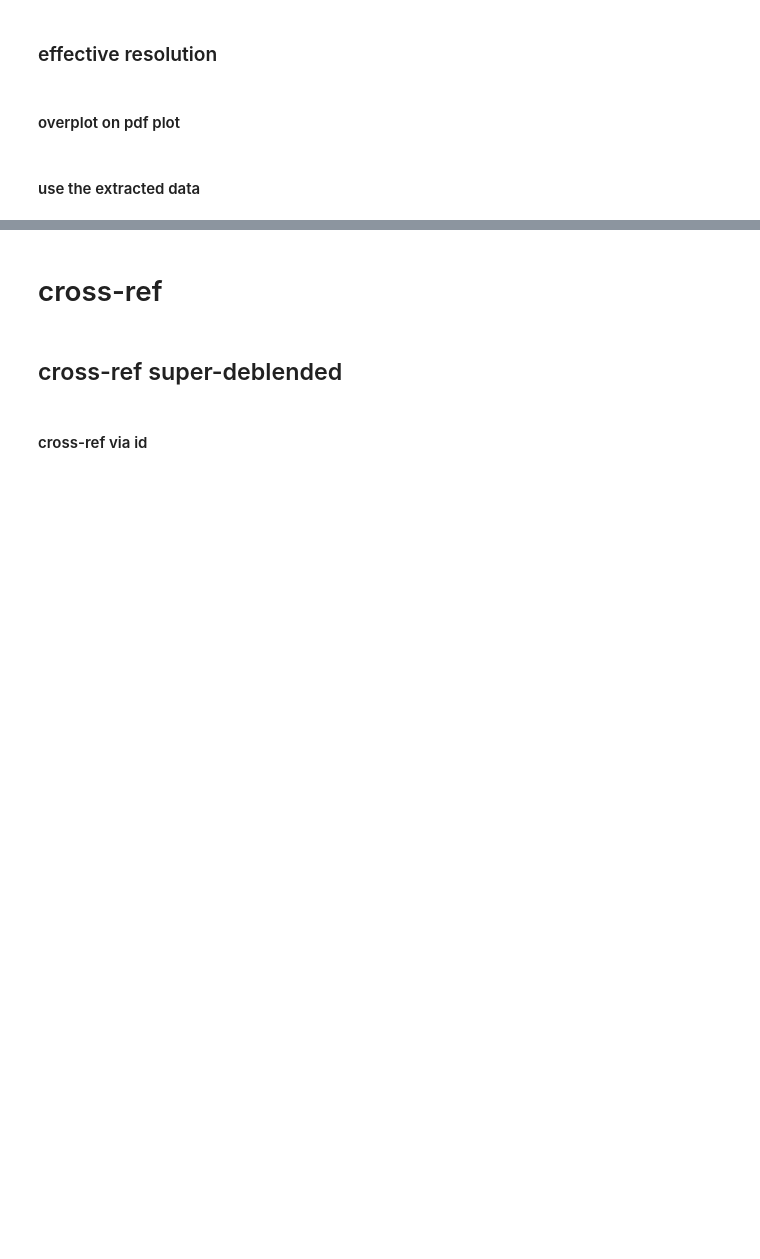
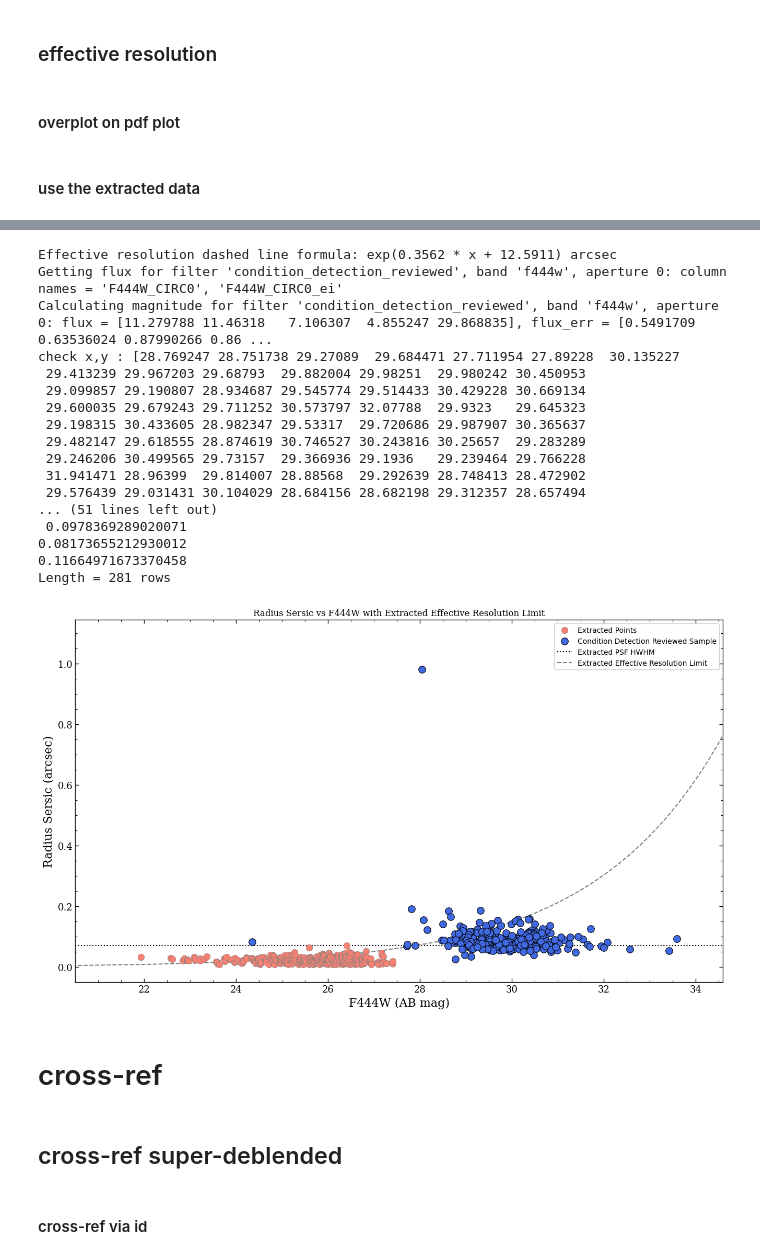
Before and after one commit to poulinal/DRG-COSMOS-WEB, a Jupyter notebook: src/analysis.ipynb, the cells around one changed output, grey strips where cells are left out. Saved outputs shown, nothing was run; the diff lists cells and outputs as text; code cells hidden in the pictures; blank space fills up the shorter version.

```diff
--- a/src/analysis.ipynb
+++ b/src/analysis.ipynb
@@ -109,7 +130,20 @@ def _getcol(p, *names):
 #### condition detection -- flux aperature
 # %%
 
-aperature_for_analysis = CosmosWebApertureEnum.APER_0p5.value if isinstance(catalogHandler, CosmosWebHandler) else JadesApertureEnum.APER_0p35.value if isinstance(catalogHandler, JadesHandler) else None
+# aperature_for_analysis = CosmosWebApertureEnum.APER_0p5.value if isinstance(catalogHandler, CosmosWebHandler) else JadesApertureEnum.APER_0p5.value if isinstance(catalogHandler, JadesHandler) else None
+
+# aperature_for_analysis = CosmosWebApertureEnum.APER_0p75.value if isinstance(catalogHandler, CosmosWebHandler) else JadesApertureEnum.APER_0p35.value if isinstance(catalogHandler, JadesHandler) else None
+
+# aperature_for_analysis = CosmosWebApertureEnum.APER_0p3.value if isinstance(catalogHandler, CosmosWebHandler) else JadesApertureEnum.APER_0p3.value if isinstance(catalogHandler, JadesHandler) else None
+
+# aperature_for_analysis = CosmosWebApertureEnum.APER_0p2.value if isinstance(catalogHandler, CosmosWebHandler) else JadesApertureEnum.APER_0p25.value if isinstance(catalogHandler, JadesHandler) else None
+
+# aperature_for_analysis = CosmosWebApertureEnum.APER_0p5.value if isinstance(catalogHandler, CosmosWebHandler) else JadesApertureEnum.APER_0p15.value if isinstance(catalogHandler, JadesHandler) else None
+
+# aperature_for_analysis = CosmosWebApertureEnum.APER_0p5.value if isinstance(catalogHandler, CosmosWebHandler) else JadesApertureEnum.APER_0p1.value if isinstance(catalogHandler, JadesHandler) else None
+
+aperature_for_analysis = CosmosWebApertureEnum.APER_0p5.value if isinstance(catalogHandler, CosmosWebHandler) else JadesApertureEnum.APER0.value if isinstance(catalogHandler, JadesHandler) else None
+
 if aperature_for_analysis is None:
     raise NotImplementedError("Aperture for analysis not defined for this catalog handler type.")
 
@@ -117,11 +151,11 @@ print(f"Using aperture {aperature_for_analysis} for analysis.")
 
 # catalogHandler.clean_miri_cut(aperature = JadesApertureEnum.APER0.value)
 catalogHandler.clean_miri_cut(aperature = aperature_for_analysis)
-catalogHandler.make_selection_cut(aperature = aperature_for_analysis)
+catalogHandler.make_selection_cut(aperature = aperature_for_analysis, use_image_error=False)
 
 if isinstance(catalogHandler, CosmosWebHandler):
     condition_detection_reviewed = catalogHandler.get_filter_cut(filtername='condition_detection_reviewed', filter_func=lambda photom, lephare, cigale, bd: photom['id'] != None, filter_to_take_from='condition_detection_aper')
 elif isinstance(catalogHandler, JadesHandler):
-    condition_detection_reviewed = catalogHandler.get_filter_cut(filtername='condition_detection_reviewed', filter_func=lambda flag, size, circ_bsub_conv, miri, photoz: flag['ID'] != None, filter_to_take_from='condition_detection_aper')
+    condition_detection_reviewed = catalogHandler.get_filter_cut(filtername='condition_detection_reviewed', filter_func=lambda flag, size, circ, miri, photoz: flag['ID'] != None, filter_to_take_from='condition_detection_aper')
 else:
     raise NotImplementedError("condition_detection_reviewed cut not implemented for this catalog handler type.")
@@ -731,8 +934,11 @@ with mpl.rc_context(_rcparams):
     figExt, axExt = plt.subplots(1,1, figsize=(16, 9))
 
 #get the x and y data for the condition_detection_reviewed sample, using the same columns as before (F444W magnitude and radius_sersic in arcseconds)
-x = catalogHandler.get_cat_photom('condition_detection_reviewed')['mag_aper_f444w'][:, 2] # F444W magnitude
-y = catalogHandler.get_cat_photom('condition_detection_reviewed')['radius_sersic'].astype(float) * 3600 # radius_sersic in arcseconds
+# x = catalogHandler.get_photometry_catalog('condition_detection_reviewed')['mag_aper_f444w'][:, 2] # F444W magnitude
+# y = catalogHandler.get_photometry_catalog('condition_detection_reviewed')['radius_sersic'].astype(float) * 3600 # radius_sersic in arcseconds
+x = catalogHandler.get_filter_magnitude('condition_detection_reviewed', 'F444W', aperture=aperature_for_analysis)[0]
+y = catalogHandler.get_radius('condition_detection_reviewed')[0]
+print(f"check x,y : {x}, {y}")
 x_clean = x[np.isfinite(x) & np.isfinite(y)]
 y_clean = y[np.isfinite(x) & np.isfinite(y)]
 
@@ -750,39 +956,60 @@ import numpy as np
 #make x for formula go the entire range of the x axis of the plot
 x_min = min(min(ext_points_x), min(x_clean))
 x_max = max(max(ext_points_x), max(x_clean))
-x_for_formula = np.linspace(x_min, x_max, 100)
+x_for_formula = np.linspace(x_min - 2, x_max + 2, 100)
 y_for_formula = np.exp(eff_resolution_dashed_line_formula_a * x_for_formula - eff_resolution_dashed_line_formula_b)
-# axExt.plot(x_for_formula, y_for_formula, linestyle='dashed', color='grey', label='Extracted Effective Resolution Limit')
-#instead use ext_points_x and ext_points_y to plot the effective resolution limit as a dashed line, since the formula is just a fit to those points and may not be accurate outside of that range
-axExt.plot(ext_points_x, ext_points_y, linestyle='dashed', color='grey', label='Extracted Effective Resolution Limit')
+axExt.plot(x_for_formula, y_for_formula, linestyle='dashed', color='grey', label='Extracted Effective Resolution Limit')
+# instead use ext_points_x and ext_points_y to plot the effective resolution limit as a dashed line, since the formula is just a fit to those points and may not be accurate outside of that range
+# axExt.plot(ext_points_x, ext_points_y, linestyle='dashed', color='grey', label='Extracted Effective Resolution Limit')
 
 #plot the confirmed and tentative detections on top of everything else, using the same color coding as before (confirmed in red, tentative in orange, radio as stars, ALMA as diamonds)
 for i, obj_id in enumerate(ids):
     if obj_id in confirmed_detection_radio_ids:
         axExt.scatter(x[i], y[i],  marker='*', color=confirmed_detection_color, s=detected_marker_size*4, label="Confirmed Detection in Radio" if 'Confirmed Detection in Radio' not in axExt.get_legend_handles_labels()[1] else "", zorder=radio_zorder+15)
     elif obj_id in tentative_detection_radio_ids:
         axExt.scatter(x[i], y[i], marker='*', color=tentative_detection_color, s=detected_marker_size*4, label="Tentative Detection in Radio" if 'Tentative Detection in Radio' not in axExt.get_legend_handles_labels()[1] else "", zorder=radio_zorder+15)
     if obj_id in confirmed_detection_alma_ids:
         axExt.scatter(x[i], y[i], marker='D', color=confirmed_detection_color, s=detected_marker_size*1.5, label="Confirmed Detection in ALMA" if 'Confirmed Detection in ALMA' not in axExt.get_legend_handles_labels()[1] else "", zorder=alma_zorder+10)
     elif obj_id in tentative_detection_alma_ids:
         axExt.scatter(x[i], y[i], marker='D', color=tentative_detection_color, s=detected_marker_size*1.5, label="Tentative Detection in ALMA" if 'Tentative Detection in ALMA' not in axExt.get_legend_handles_labels()[1] else "", zorder=alma_zorder+10)
 
 axExt.set_xlabel('F444W (AB mag)')
 axExt.set_ylabel('Radius Sersic (arcsec)')
 axExt.set_title('Radius Sersic vs F444W with Extracted Effective Resolution Limit')
 # axExt.invert_xaxis()
 # axExt.set_yscale('log')
 axExt.legend(loc='best', framealpha=0.9)
 
 
 
 # axExt.set_ylim(-0.0075, 0.1)
 
-axExt.set_xlim(x_axis_ext_data['min'], x_axis_ext_data['max'])
+# axExt.set_xlim(x_axis_ext_data['min'], x_axis_ext_data['max'])
+
+axExt.set_xlim(x_min - 1, x_max + 1)
 
 
 
 plt.show()
+# %% [output]
+Effective resolution dashed line formula: exp(0.3562 * x + 12.5911) arcsec
+Getting flux for filter 'condition_detection_reviewed', band 'f444w', aperture 0: column names = 'F444W_CIRC0', 'F444W_CIRC0_ei'
+Calculating magnitude for filter 'condition_detection_reviewed', band 'f444w', aperture 0: flux = [11.279788 11.46318   7.106307  4.855247 29.868835], flux_err = [0.5491709  0.63536024 0.87990266 0.86 ...
+check x,y : [28.769247 28.751738 29.27089  29.684471 27.711954 27.89228  30.135227
+ 29.413239 29.967203 29.68793  29.882004 29.98251  29.980242 30.450953
+ 29.099857 29.190807 28.934687 29.545774 29.514433 30.429228 30.669134
+ 29.600035 29.679243 29.711252 30.573797 32.07788  29.9323   29.645323
+ 29.198315 30.433605 28.982347 29.53317  29.720686 29.987907 30.365637
+ 29.482147 29.618555 28.874619 30.746527 30.243816 30.25657  29.283289
+ 29.246206 30.499565 29.73157  29.366936 29.1936   29.239464 29.766228
+ 31.941471 28.96399  29.814007 28.88568  29.292639 28.748413 28.472902
+ 29.576439 29.031431 30.104029 28.684156 28.682198 29.312357 28.657494
+... (51 lines left out)
+ 0.0978369289020071
+0.08173655212930012
+0.11664971673370458
+Length = 281 rows
+[figure, added]
 # %% [markdown]
 # cross-ref
 # %% [markdown]
```
Also changed, not shown: parts of 15 cells of this notebook, 3 other files.
